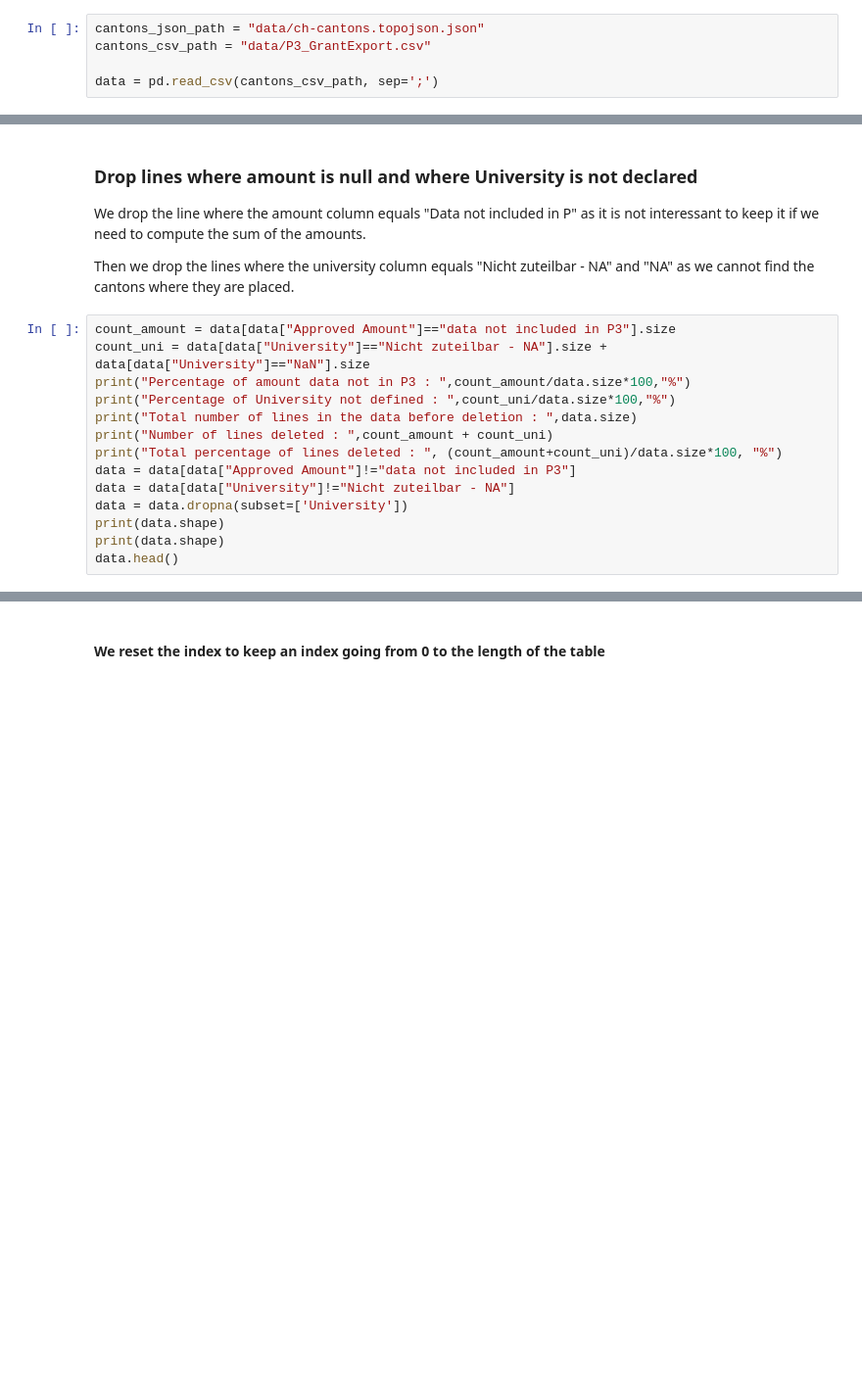
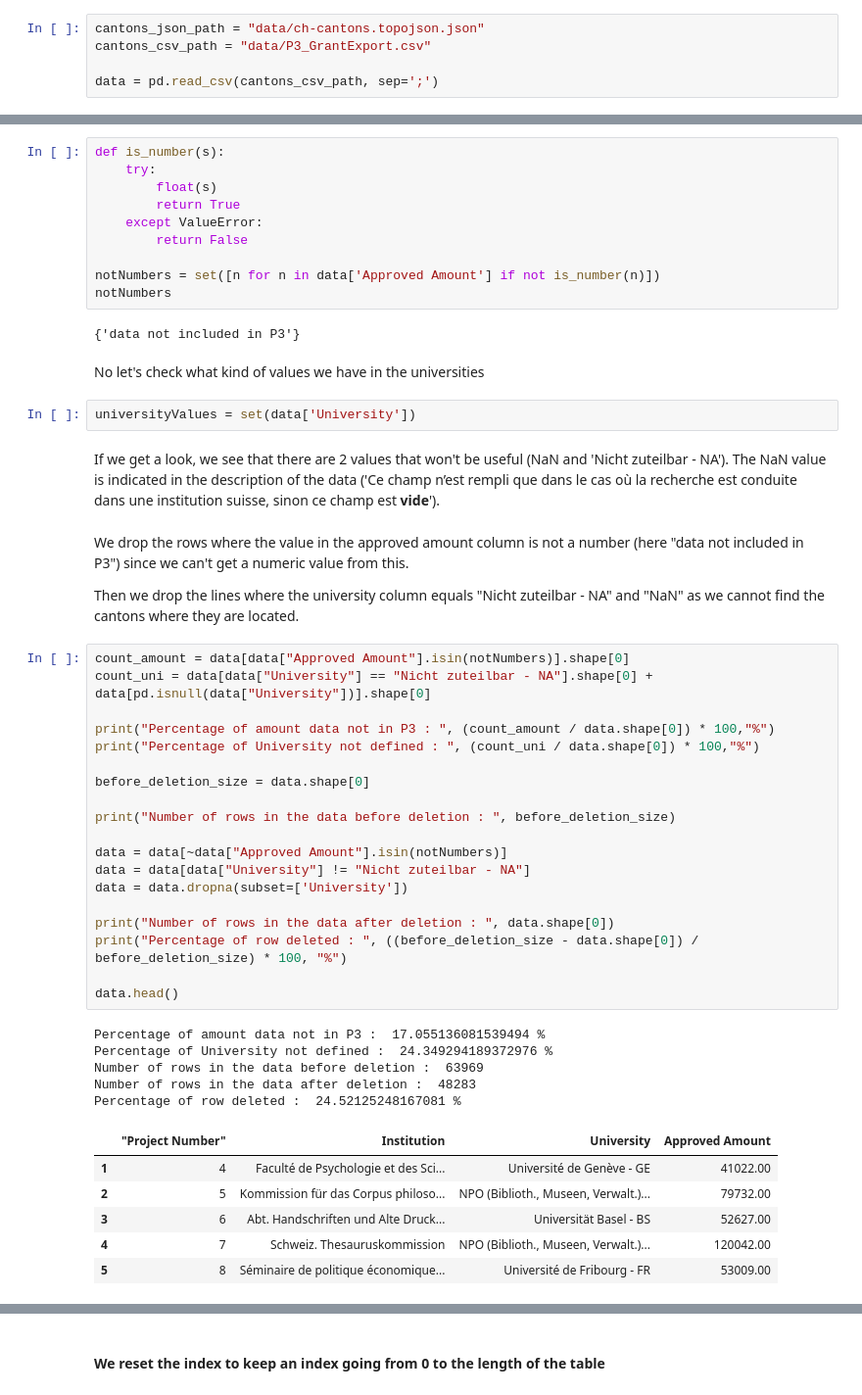
Before and after one commit to agpmilli/adaepfl, a Jupyter notebook: Homework/03 - Interactive Viz/Interactive Viz.ipynb, the cells around one changed output, grey strips where cells are left out. Shown at 98% size. Drawn from its saved outputs; the diff is of its cells as text; blank space fills up the shorter version.

```diff
--- a/Homework/03 - Interactive Viz/Interactive Viz.ipynb
+++ b/Homework/03 - Interactive Viz/Interactive Viz.ipynb
@@ -61,21 +69,54 @@ data.head()
+# %%
+def is_number(s):
+    try:
+        float(s)
+        return True
+    except ValueError:
+        return False
+
+notNumbers = set([n for n in data['Approved Amount'] if not is_number(n)])
+notNumbers
+# %% [output]
+{'data not included in P3'}
+# %% [markdown]
+No let's check what kind of values we have in the universities
+# %%
+universityValues = set(data['University'])
+# %% [markdown]
+If we get a look, we see that there are 2 values that won't be useful (NaN and 'Nicht zuteilbar - NA'). The NaN value is indicated in the description of the data ('Ce champ n’est rempli que dans le cas où la recherche est conduite dans une institution suisse, sinon ce champ est **vide**').
 # %% [markdown]
-### Drop lines where amount is null and where University is not declared
+We drop the rows where the value in the approved amount column is not a number (here "data not included in P3") since we can't get a numeric value from this.
 
-We drop the line where the amount column equals "Data not included in P" as it is not interessant to keep it if we need to compute the sum of the amounts.
-
-Then we drop the lines where the university column equals "Nicht zuteilbar - NA" and "NA" as we cannot find the cantons where they are placed.
+Then we drop the lines where the university column equals "Nicht zuteilbar - NA" and "NaN" as we cannot find the cantons where they are located.
 # %%
-count_amount = data[data["Approved Amount"]=="data not included in P3"].size
-count_uni = data[data["University"]=="Nicht zuteilbar - NA"].size + data[data["University"]=="NaN"].size
-print("Percentage of amount data not in P3 : ",count_amount/data.size*100,"%")
-print("Percentage of University not defined : ",count_uni/data.size*100,"%")
-print("Total number of lines in the data before deletion : ",data.size)
-print("Number of lines deleted : ",count_amount + count_uni)
-print("Total percentage of lines deleted : ", (count_amount+count_uni)/data.size*100, "%")
-data = data[data["Approved Amount"]!="data not included in P3"]
-data = data[data["University"]!="Nicht zuteilbar - NA"]
+count_amount = data[data["Approved Amount"].isin(notNumbers)].shape[0]
+count_uni = data[data["University"] == "Nicht zuteilbar - NA"].shape[0] + data[pd.isnull(data["University"])].shape[0]
+
+print("Percentage of amount data not in P3 : ", (count_amount / data.shape[0]) * 100,"%")
+print("Percentage of University not defined : ", (count_uni / data.shape[0]) * 100,"%")
+
+before_deletion_size = data.shape[0]
+
+print("Number of rows in the data before deletion : ", before_deletion_size)
+
+data = data[~data["Approved Amount"].isin(notNumbers)]
+data = data[data["University"] != "Nicht zuteilbar - NA"]
 data = data.dropna(subset=['University'])
-print(data.shape)
-print(data.shape)
+
+print("Number of rows in the data after deletion : ", data.shape[0])
+print("Percentage of row deleted : ", ((before_deletion_size - data.shape[0]) / before_deletion_size) * 100, "%")
+
 data.head()
+# %% [output]
+Percentage of amount data not in P3 :  17.055136081539494 %
+Percentage of University not defined :  24.349294189372976 %
+Number of rows in the data before deletion :  63969
+Number of rows in the data after deletion :  48283
+Percentage of row deleted :  24.52125248167081 %
+|  | ﻿"Project Number" | Institution | University | Approved Amount |
+| 1 | 4 | Faculté de Psychologie et des Sci... | Université de Genève - GE | 41022.00 |
+| 2 | 5 | Kommission für das Corpus philoso... | NPO (Biblioth., Museen, Verwalt.)... | 79732.00 |
+| 3 | 6 | Abt. Handschriften und Alte Druck... | Universität Basel - BS | 52627.00 |
+| 4 | 7 | Schweiz. Thesauruskommission | NPO (Biblioth., Museen, Verwalt.)... | 120042.00 |
+| 5 | 8 | Séminaire de politique économique... | Université de Fribourg - FR | 53009.00 |
 # %% [markdown]
```
Also changed, not shown: parts of 10 cells of this notebook, 1 other file.
